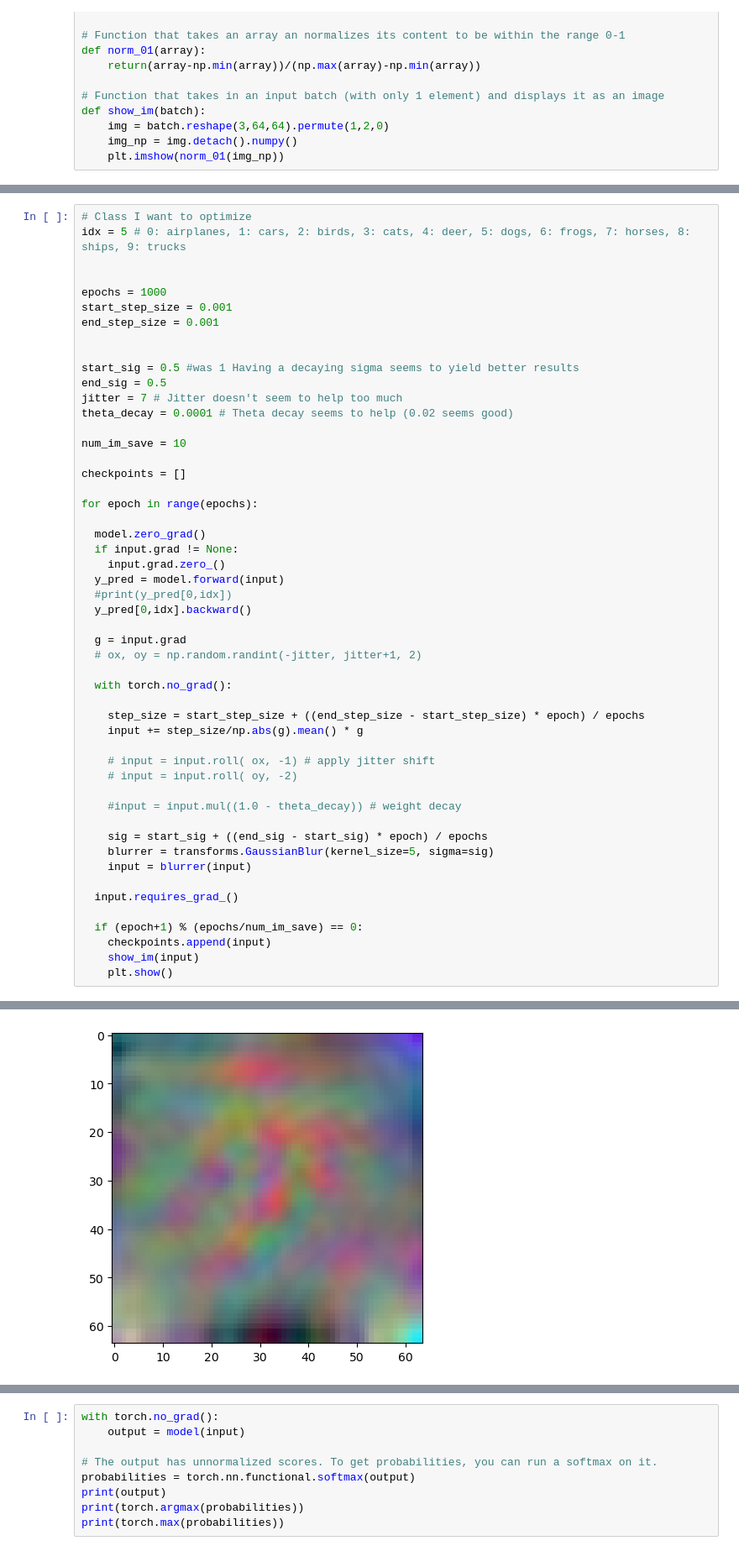
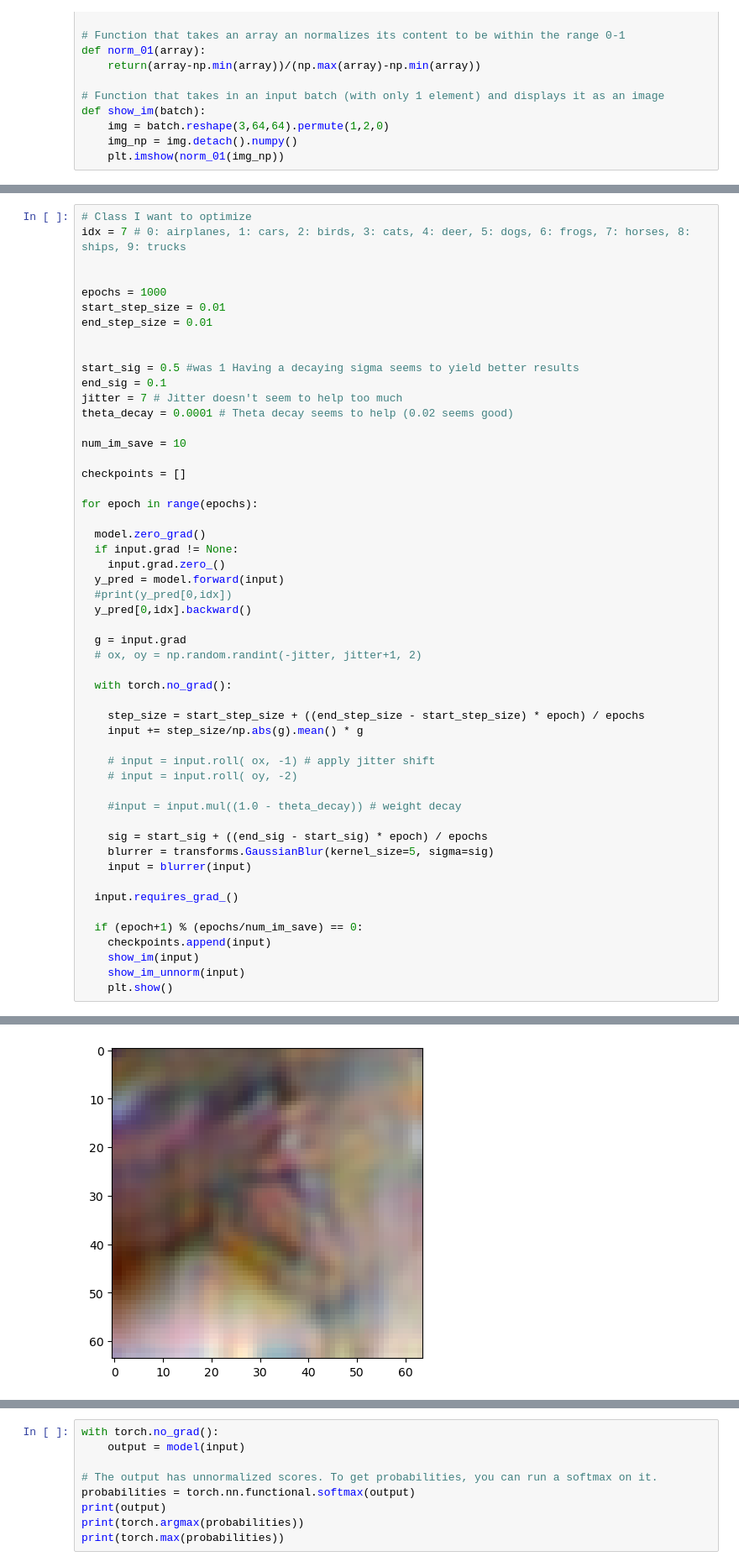
Before and after one commit to V-G-spec/DLProject-MLP, a Jupyter notebook: Experiments/Charles/MLP/B_12_W_1024.ipynb, the cells around one changed output, grey strips where cells are left out. Shown at 84% size. Saved outputs shown, nothing was run; the diff lists cells and outputs as text.

```diff
--- a/Experiments/Charles/MLP/B_12_W_1024.ipynb
+++ b/Experiments/Charles/MLP/B_12_W_1024.ipynb
@@ -55,15 +111,15 @@ def show_im(batch):
 # %%
 # Class I want to optimize
-idx = 5 # 0: airplanes, 1: cars, 2: birds, 3: cats, 4: deer, 5: dogs, 6: frogs, 7: horses, 8: ships, 9: trucks
+idx = 7 # 0: airplanes, 1: cars, 2: birds, 3: cats, 4: deer, 5: dogs, 6: frogs, 7: horses, 8: ships, 9: trucks
 
 
 epochs = 1000
-start_step_size = 0.001
-end_step_size = 0.001
+start_step_size = 0.01
+end_step_size = 0.01
 
 
 start_sig = 0.5 #was 1 Having a decaying sigma seems to yield better results
-end_sig = 0.5
+end_sig = 0.1
 jitter = 7 # Jitter doesn't seem to help too much
 theta_decay = 0.0001 # Theta decay seems to help (0.02 seems good)
 
@@ -102,5 +158,6 @@ for epoch in range(epochs):
   if (epoch+1) % (epochs/num_im_save) == 0:
     checkpoints.append(input)
     show_im(input)
+    show_im_unnorm(input)
     plt.show()
 # %% [output]
@@ -110 +167 @@ for epoch in range(epochs):
-[figure, old version]
+[figure, new version]
```
Also changed, not shown: parts of 3 cells of this notebook, 9 other files.
